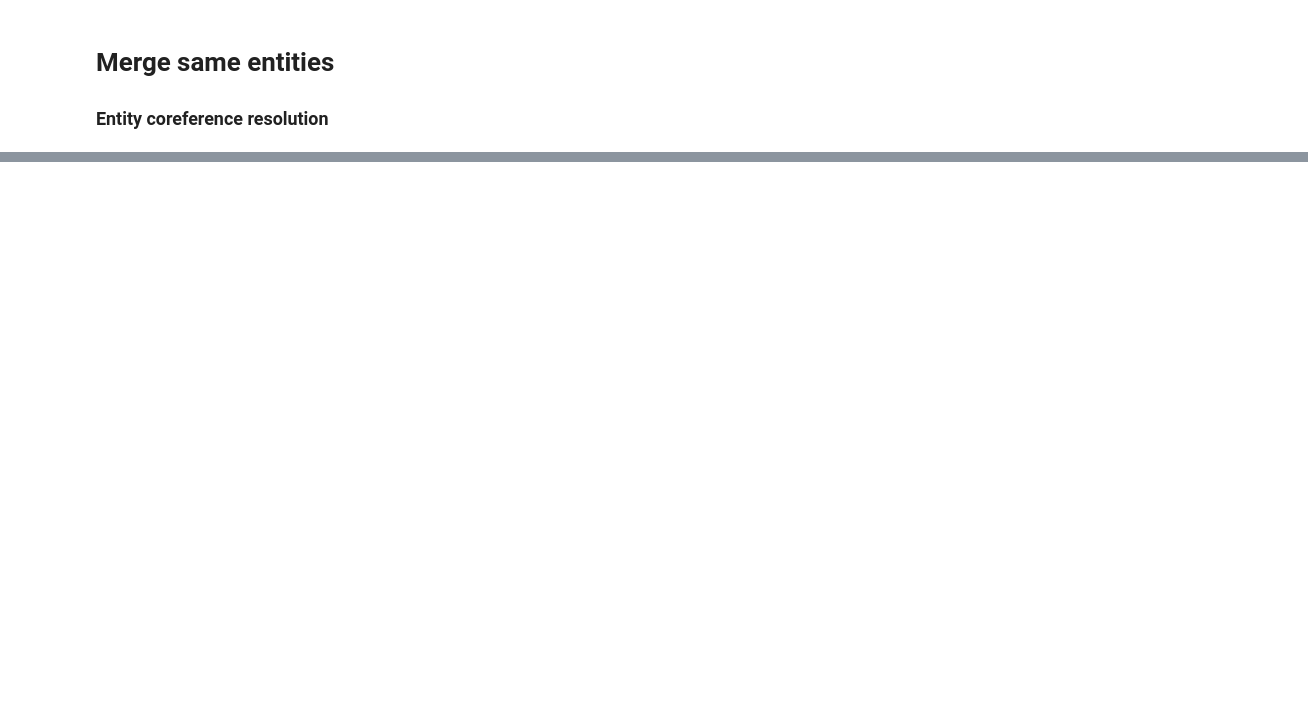
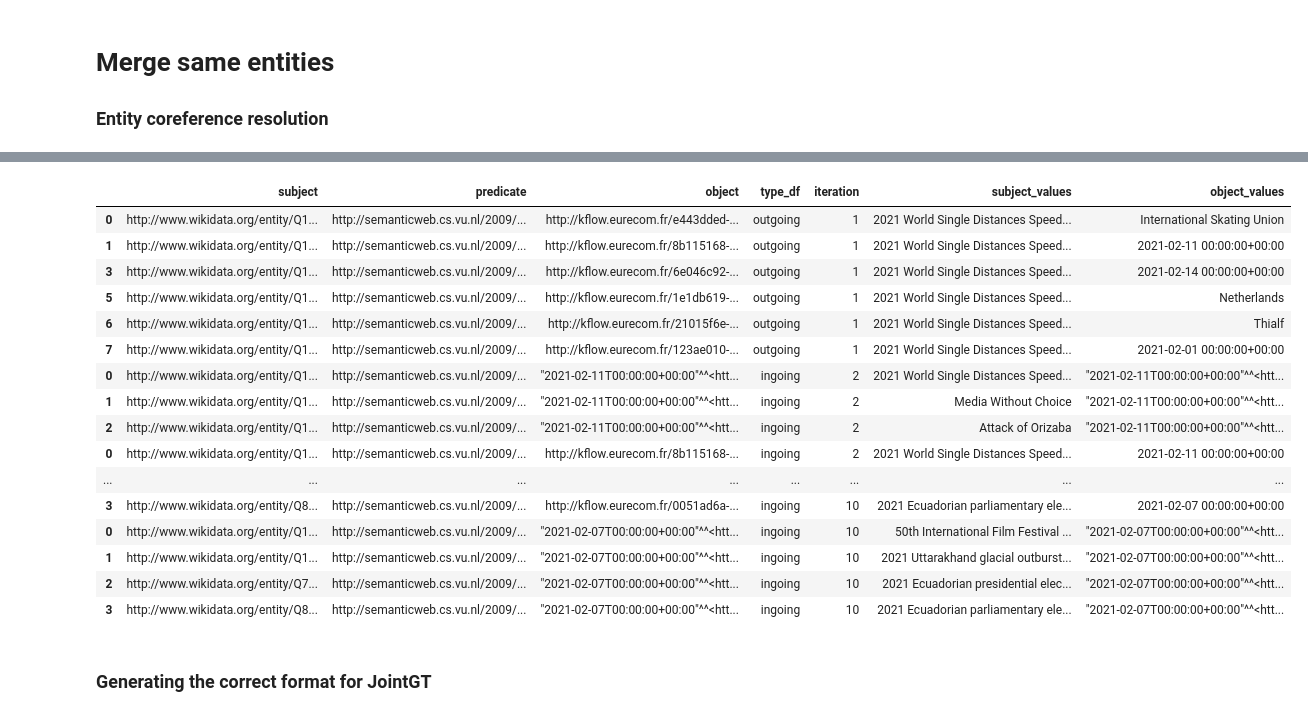
Before and after one commit to ANR-kFLOW/KG2Narrative, a Jupyter notebook: linking_predictions.ipynb, the cells around one changed output, grey strips where cells are left out. Saved outputs shown, nothing was run; the diff lists cells and outputs as text; code cells hidden in the pictures; blank space fills up the shorter version.

```diff
--- a/linking_predictions.ipynb
+++ b/linking_predictions.ipynb
@@ -377,0 +442,22 @@ for row in qres:
+# %%
+selected_nodes
+# %% [output]
+|  | subject | predicate | object | type_df | iteration | subject_values | object_values |
+| 0 | http://www.wikidata.org/entity/Q1... | http://semanticweb.cs.vu.nl/2009/... | http://kflow.eurecom.fr/e443dded-... | outgoing | 1 | 2021 World Single Distances Speed... | International Skating Union |
+| 1 | http://www.wikidata.org/entity/Q1... | http://semanticweb.cs.vu.nl/2009/... | http://kflow.eurecom.fr/8b115168-... | outgoing | 1 | 2021 World Single Distances Speed... | 2021-02-11 00:00:00+00:00 |
+| 3 | http://www.wikidata.org/entity/Q1... | http://semanticweb.cs.vu.nl/2009/... | http://kflow.eurecom.fr/6e046c92-... | outgoing | 1 | 2021 World Single Distances Speed... | 2021-02-14 00:00:00+00:00 |
+| 5 | http://www.wikidata.org/entity/Q1... | http://semanticweb.cs.vu.nl/2009/... | http://kflow.eurecom.fr/1e1db619-... | outgoing | 1 | 2021 World Single Distances Speed... | Netherlands |
+| 6 | http://www.wikidata.org/entity/Q1... | http://semanticweb.cs.vu.nl/2009/... | http://kflow.eurecom.fr/21015f6e-... | outgoing | 1 | 2021 World Single Distances Speed... | Thialf |
+| 7 | http://www.wikidata.org/entity/Q1... | http://semanticweb.cs.vu.nl/2009/... | http://kflow.eurecom.fr/123ae010-... | outgoing | 1 | 2021 World Single Distances Speed... | 2021-02-01 00:00:00+00:00 |
+| 0 | http://www.wikidata.org/entity/Q1... | http://semanticweb.cs.vu.nl/2009/... | "2021-02-11T00:00:00+00:00"^^<htt... | ingoing | 2 | 2021 World Single Distances Speed... | "2021-02-11T00:00:00+00:00"^^<htt... |
+| 1 | http://www.wikidata.org/entity/Q1... | http://semanticweb.cs.vu.nl/2009/... | "2021-02-11T00:00:00+00:00"^^<htt... | ingoing | 2 | Media Without Choice | "2021-02-11T00:00:00+00:00"^^<htt... |
+| 2 | http://www.wikidata.org/entity/Q1... | http://semanticweb.cs.vu.nl/2009/... | "2021-02-11T00:00:00+00:00"^^<htt... | ingoing | 2 | Attack of Orizaba | "2021-02-11T00:00:00+00:00"^^<htt... |
+| 0 | http://www.wikidata.org/entity/Q1... | http://semanticweb.cs.vu.nl/2009/... | http://kflow.eurecom.fr/8b115168-... | ingoing | 2 | 2021 World Single Distances Speed... | 2021-02-11 00:00:00+00:00 |
+| ... | ... | ... | ... | ... | ... | ... | ... |
+| 3 | http://www.wikidata.org/entity/Q8... | http://semanticweb.cs.vu.nl/2009/... | http://kflow.eurecom.fr/0051ad6a-... | ingoing | 10 | 2021 Ecuadorian parliamentary ele... | 2021-02-07 00:00:00+00:00 |
+| 0 | http://www.wikidata.org/entity/Q1... | http://semanticweb.cs.vu.nl/2009/... | "2021-02-07T00:00:00+00:00"^^<htt... | ingoing | 10 | 50th International Film Festival ... | "2021-02-07T00:00:00+00:00"^^<htt... |
+| 1 | http://www.wikidata.org/entity/Q1... | http://semanticweb.cs.vu.nl/2009/... | "2021-02-07T00:00:00+00:00"^^<htt... | ingoing | 10 | 2021 Uttarakhand glacial outburst... | "2021-02-07T00:00:00+00:00"^^<htt... |
+| 2 | http://www.wikidata.org/entity/Q7... | http://semanticweb.cs.vu.nl/2009/... | "2021-02-07T00:00:00+00:00"^^<htt... | ingoing | 10 | 2021 Ecuadorian presidential elec... | "2021-02-07T00:00:00+00:00"^^<htt... |
+| 3 | http://www.wikidata.org/entity/Q8... | http://semanticweb.cs.vu.nl/2009/... | "2021-02-07T00:00:00+00:00"^^<htt... | ingoing | 10 | 2021 Ecuadorian parliamentary ele... | "2021-02-07T00:00:00+00:00"^^<htt... |
+# %% [markdown]
+### Generating the correct format for JointGT
```
Also changed, not shown: parts of 15 cells of this notebook, 2 other files.
